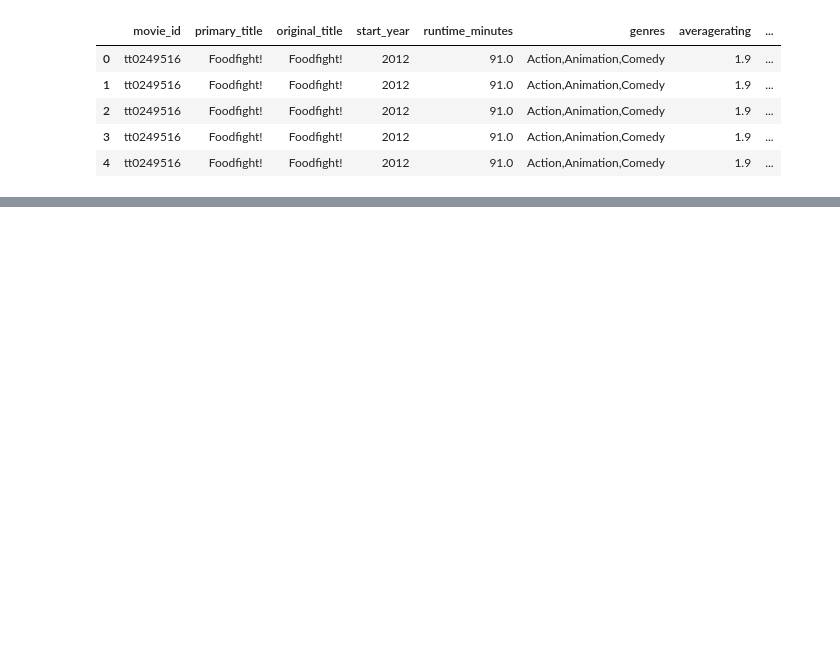
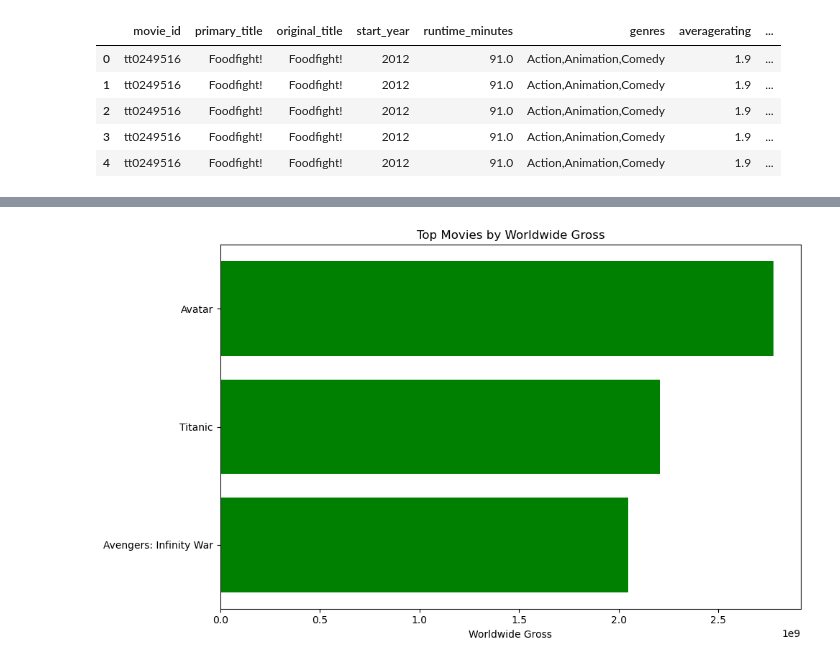
Before and after one commit to kriung/dsc-phase-1-project-v2-4, a Jupyter notebook: student.ipynb, the cells around one changed output, grey strips where cells are left out. Saved outputs shown, nothing was run; the diff lists cells and outputs as text; code cells hidden in the pictures; blank space fills up the shorter version.

```diff
--- a/student.ipynb
+++ b/student.ipynb
@@ -887,0 +902,14 @@ ValueError: min() arg is an empty sequence
+# %%
+# Sorting by worldwide gross to get top movies
+top_movies = merged_data_with_budget.sort_values(by='worldwide_gross', ascending=False).head(10)
+
+# Bar plot for top movies by worldwide gross
+plt.figure(figsize=(10, 6))
+plt.barh(top_movies['movie'], top_movies['worldwide_gross'], color='green')
+plt.xlabel('Worldwide Gross')
+plt.title('Top Movies by Worldwide Gross')
+plt.gca().invert_yaxis()
+plt.tight_layout()
+plt.show()
+# %% [output]
+[figure, added]
```
Also changed, not shown: parts of 8 cells of this notebook.
